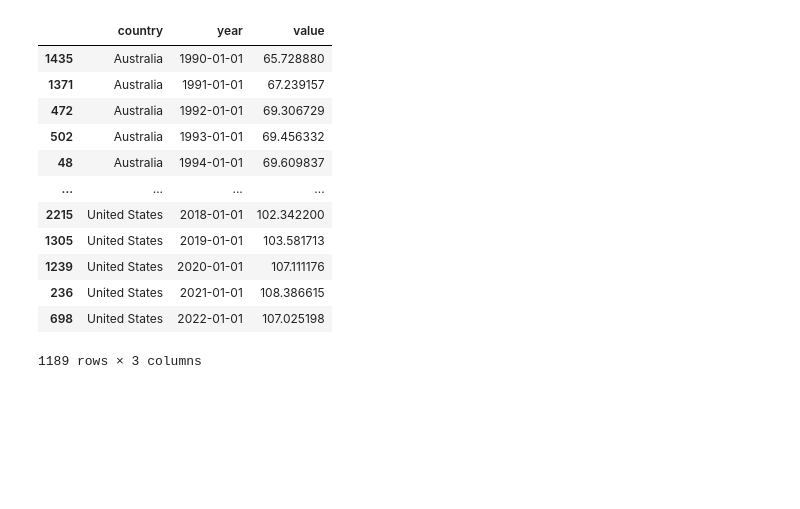
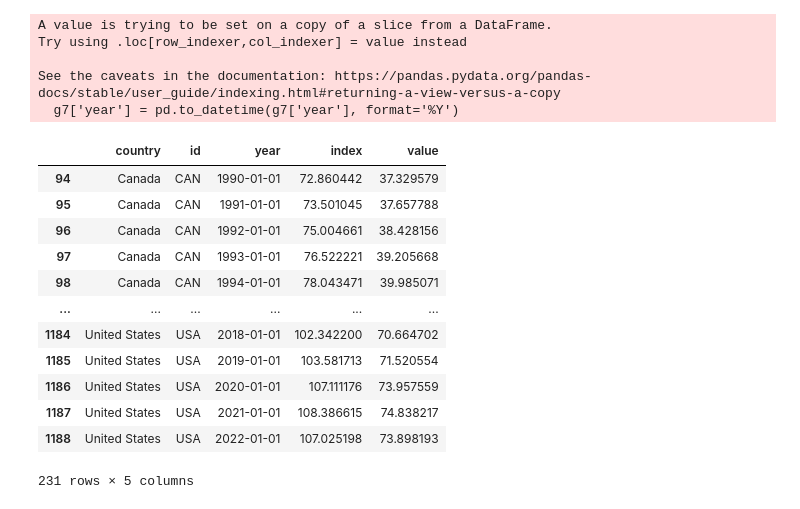
Before and after one commit to gmelmed/gmelmed.github.io, a Jupyter notebook: cc3_data.ipynb, the cells around one changed output. Saved outputs shown, nothing was run; the diff lists cells and outputs as text; code cells hidden in the pictures; blank space fills up the shorter version.

```diff
--- a/cc3_data.ipynb
+++ b/cc3_data.ipynb
@@ -4,13 +4,9 @@ import pandas as pd
 # read in the oecd data
 df = pd.read_csv('data/gdpph_oecd.csv')
 
-df = df[['Country', 'Measure','TIME_PERIOD', 'OBS_VALUE']]
+df = df[['Country','LOCATION', 'Measure','TIME_PERIOD', 'OBS_VALUE']]
 
-df.columns = ['country', 'measure', 'year', 'value']
-
-df = df[df['measure'] == '2015=100']
-
-df = df.drop(columns=['measure'])
+df.columns = ['country', 'id', 'measure', 'year', 'value']
 
 # sort by country and year
 df = df.sort_values(by=['country', 'year'])
@@ -32,0 +29,9 @@ df
+# %%
+# Pivot the dataframe to create separate columns for each measure
+df_pivot = df.pivot_table(index=['country', 'id', 'year'], columns='measure', values='value').reset_index()
+
+# Rename the columns for clarity
+df_pivot.columns.name = None
+df_pivot.rename(columns={'US dollars': 'value', '2015=100': 'index'}, inplace=True)
+
+df_pivot
@@ -32,0 +81,11 @@ df
+# %%
+# Change the base year for the index to 1990
+base_year = 1990
+
+# Get the base values for the year 1990
+base_values_1990 = df_pivot[df_pivot['year'] == base_year].set_index('country')['value']
+
+# Update the index column to reflect the new base year
+df_pivot['index'] = df_pivot.apply(lambda row: row['value'] / base_values_1990[row['country']] * 100, axis=1)
+
+df_pivot
@@ -32,0 +94,6 @@ df
+# %%
+# create a version with just g7 countries
+g7_countries = ['Canada', 'France', 'Germany', 'Italy', 'Japan', 'United Kingdom', 'United States']
+g7 = df_pivot[df_pivot['country'].isin(g7_countries)]
+
+g7
@@ -33,19 +114,24 @@ df
 # %%
-# convert year to datetime (first day of the year)
-df['year'] = pd.to_datetime(df['year'], format='%Y')
+# change g7 year to datetime
+g7['year'] = pd.to_datetime(g7['year'], format='%Y')
 
-df
+g7
 # %% [output]
+A value is trying to be set on a copy of a slice from a DataFrame.
+Try using .loc[row_indexer,col_indexer] = value instead
+
+See the caveats in the documentation: https://pandas.pydata.org/pandas-docs/stable/user_guide/indexing.html#returning-a-view-versus-a-copy
+  g7['year'] = pd.to_datetime(g7['year'], format='%Y')
-|  | country | year | value |
-| 1435 | Australia | 1990-01-01 | 65.728880 |
-| 1371 | Australia | 1991-01-01 | 67.239157 |
-| 472 | Australia | 1992-01-01 | 69.306729 |
-| 502 | Australia | 1993-01-01 | 69.456332 |
-| 48 | Australia | 1994-01-01 | 69.609837 |
-| ... | ... | ... | ... |
-| 2215 | United States | 2018-01-01 | 102.342200 |
-| 1305 | United States | 2019-01-01 | 103.581713 |
-| 1239 | United States | 2020-01-01 | 107.111176 |
-| 236 | United States | 2021-01-01 | 108.386615 |
-| 698 | United States | 2022-01-01 | 107.025198 |
+|  | country | id | year | index | value |
+| 94 | Canada | CAN | 1990-01-01 | 72.860442 | 37.329579 |
+| 95 | Canada | CAN | 1991-01-01 | 73.501045 | 37.657788 |
+| 96 | Canada | CAN | 1992-01-01 | 75.004661 | 38.428156 |
+| 97 | Canada | CAN | 1993-01-01 | 76.522221 | 39.205668 |
+| 98 | Canada | CAN | 1994-01-01 | 78.043471 | 39.985071 |
+| ... | ... | ... | ... | ... | ... |
+| 1184 | United States | USA | 2018-01-01 | 102.342200 | 70.664702 |
+| 1185 | United States | USA | 2019-01-01 | 103.581713 | 71.520554 |
+| 1186 | United States | USA | 2020-01-01 | 107.111176 | 73.957559 |
+| 1187 | United States | USA | 2021-01-01 | 108.386615 | 74.838217 |
+| 1188 | United States | USA | 2022-01-01 | 107.025198 | 73.898193 |
-1189 rows × 3 columns
+231 rows × 5 columns
```
Also changed, not shown: parts of 11 cells of this notebook, 1 other file.
